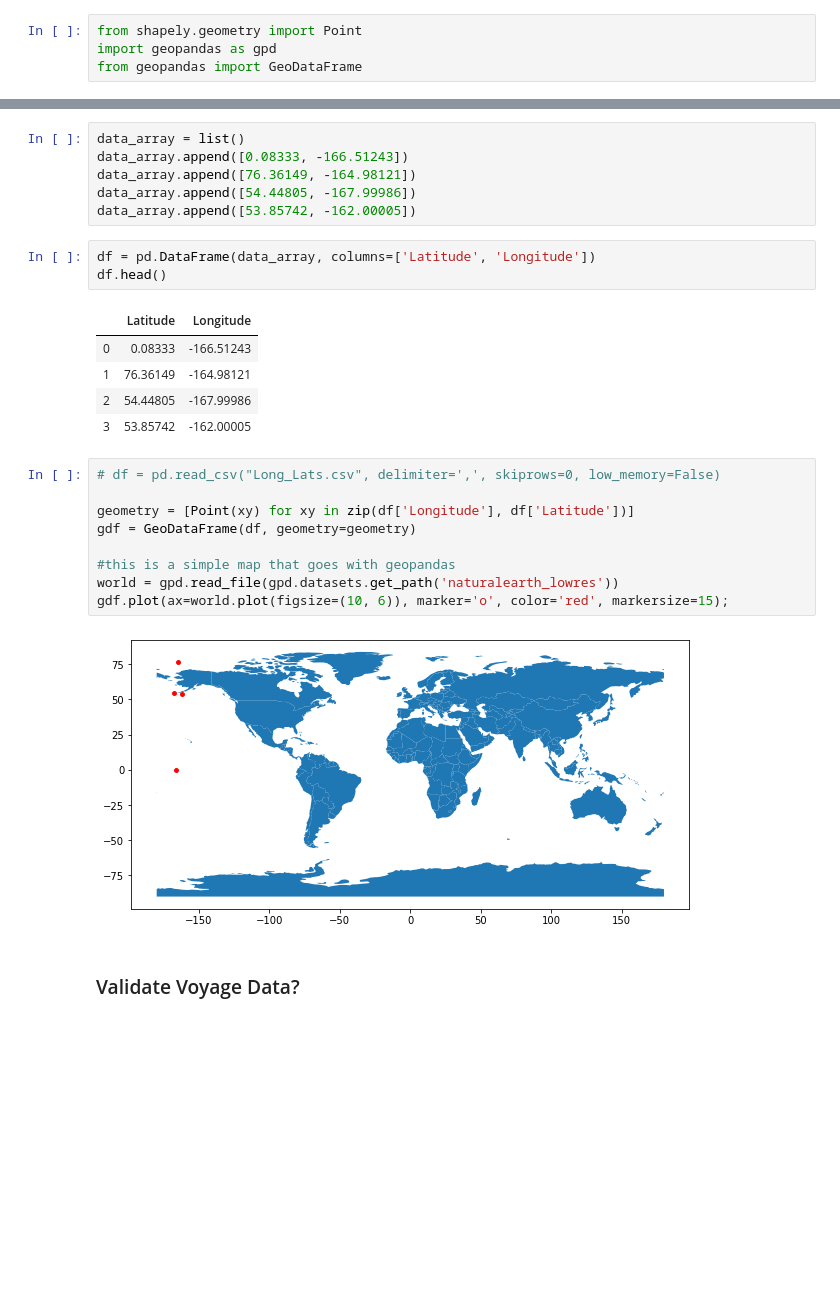
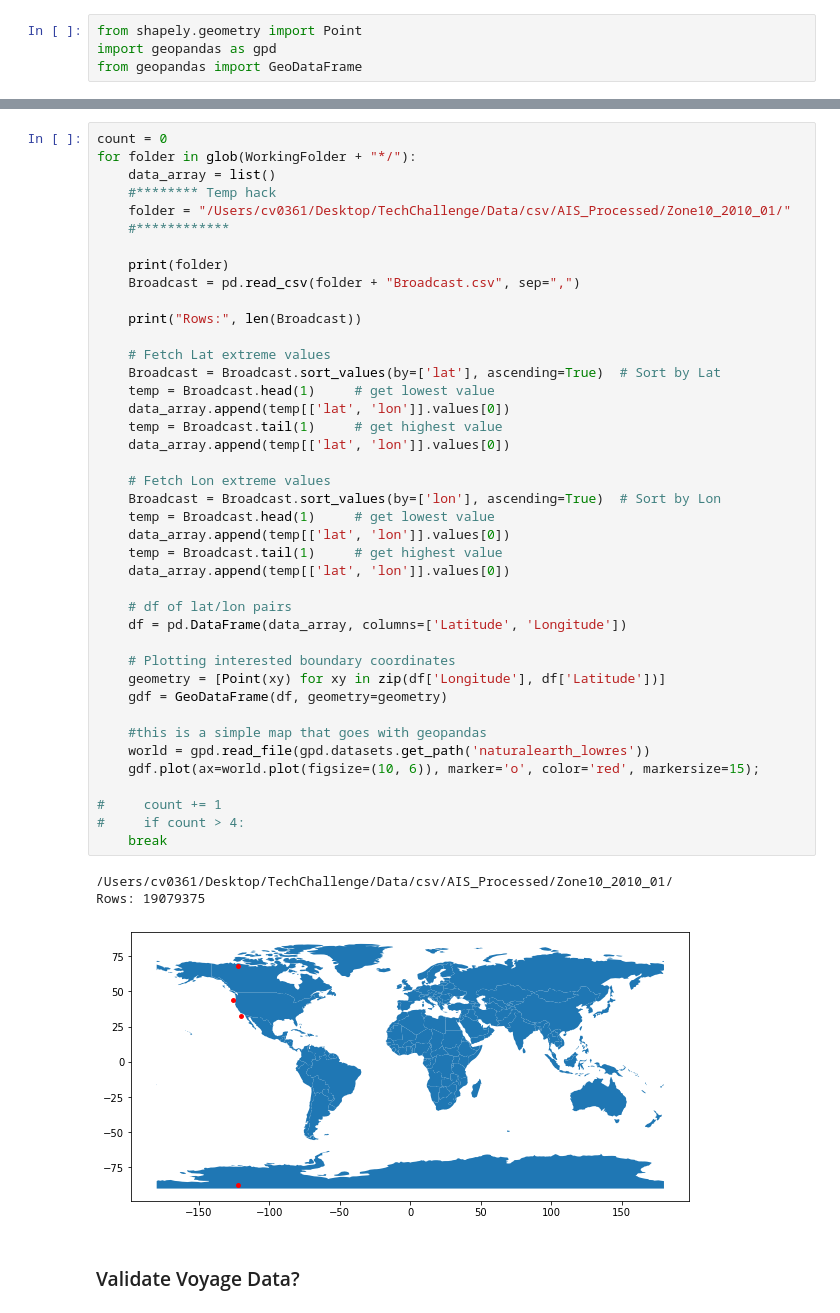
Before and after one commit to att-vault/vault, a Jupyter notebook: Notebook/AIS_Validation.ipynb, the cells around one changed output, grey strips where cells are left out. Cells and saved outputs as stored; diff of their text form; blank space fills up the shorter version.

```diff
--- a/Notebook/AIS_Validation.ipynb
+++ b/Notebook/AIS_Validation.ipynb
@@ -195,28 +154,47 @@ Broadcast.head()
-# %%
-data_array = list()
-data_array.append([0.08333, -166.51243])
-data_array.append([76.36149, -164.98121])
-data_array.append([54.44805, -167.99986])
-data_array.append([53.85742, -162.00005])
-# %%
-df = pd.DataFrame(data_array, columns=['Latitude', 'Longitude'])
-df.head()
-# %% [output]
-|  | Latitude | Longitude |
-| 0 | 0.08333 | -166.51243 |
-| 1 | 76.36149 | -164.98121 |
-| 2 | 54.44805 | -167.99986 |
-| 3 | 53.85742 | -162.00005 |
-# %%
-# df = pd.read_csv("Long_Lats.csv", delimiter=',', skiprows=0, low_memory=False)
-
-geometry = [Point(xy) for xy in zip(df['Longitude'], df['Latitude'])]
-gdf = GeoDataFrame(df, geometry=geometry)
-
-#this is a simple map that goes with geopandas
-world = gpd.read_file(gpd.datasets.get_path('naturalearth_lowres'))
-gdf.plot(ax=world.plot(figsize=(10, 6)), marker='o', color='red', markersize=15);
-# %% [output]
-[figure, removed]
+# %%
+count = 0
+for folder in glob(WorkingFolder + "*/"):
+    data_array = list()
+    #******** Temp hack
+    folder = "/Users/cv0361/Desktop/TechChallenge/Data/csv/AIS_Processed/Zone10_2010_01/"
+    #************
+
+    print(folder)
+    Broadcast = pd.read_csv(folder + "Broadcast.csv", sep=",")
+
+    print("Rows:", len(Broadcast))
+
+    # Fetch Lat extreme values
+    Broadcast = Broadcast.sort_values(by=['lat'], ascending=True)  # Sort by Lat
+    temp = Broadcast.head(1)     # get lowest value
+    data_array.append(temp[['lat', 'lon']].values[0])
+    temp = Broadcast.tail(1)     # get highest value
+    data_array.append(temp[['lat', 'lon']].values[0])
+
+    # Fetch Lon extreme values
+    Broadcast = Broadcast.sort_values(by=['lon'], ascending=True)  # Sort by Lon
+    temp = Broadcast.head(1)     # get lowest value
+    data_array.append(temp[['lat', 'lon']].values[0])
+    temp = Broadcast.tail(1)     # get highest value
+    data_array.append(temp[['lat', 'lon']].values[0])
+
+    # df of lat/lon pairs
+    df = pd.DataFrame(data_array, columns=['Latitude', 'Longitude'])
+
+    # Plotting interested boundary coordinates
+    geometry = [Point(xy) for xy in zip(df['Longitude'], df['Latitude'])]
+    gdf = GeoDataFrame(df, geometry=geometry)
+
+    #this is a simple map that goes with geopandas
+    world = gpd.read_file(gpd.datasets.get_path('naturalearth_lowres'))
+    gdf.plot(ax=world.plot(figsize=(10, 6)), marker='o', color='red', markersize=15);
+
+#     count += 1
+#     if count > 4:
+    break
+# %% [output]
+/Users/cv0361/Desktop/TechChallenge/Data/csv/AIS_Processed/Zone10_2010_01/
+Rows: 19079375
+[figure, added]
 # %% [markdown]
 ### Validate Voyage Data?
```
Also changed, not shown: parts of 2 cells of this notebook.
